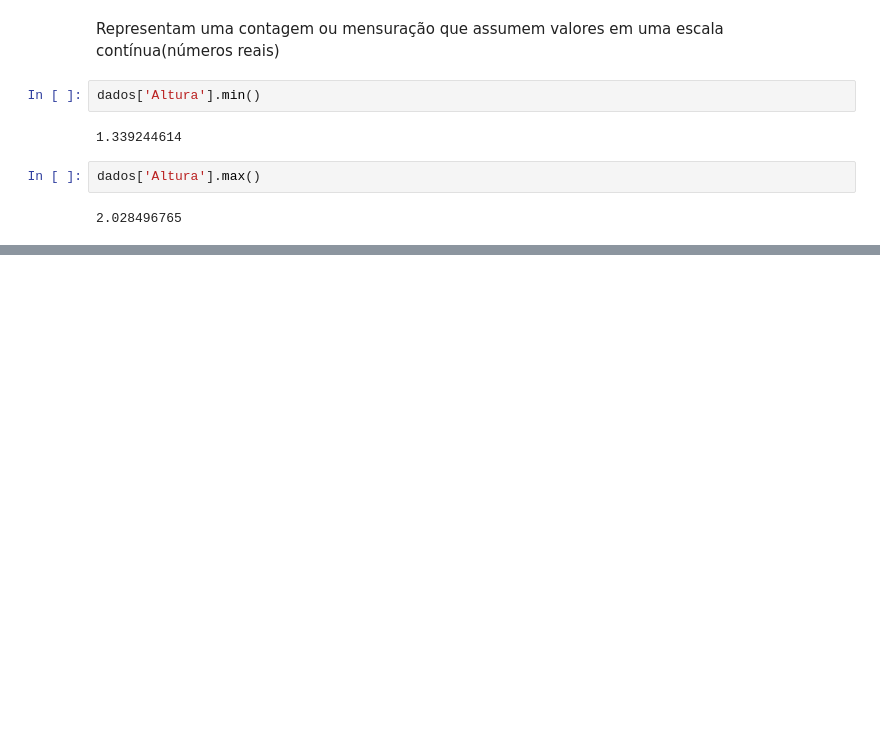
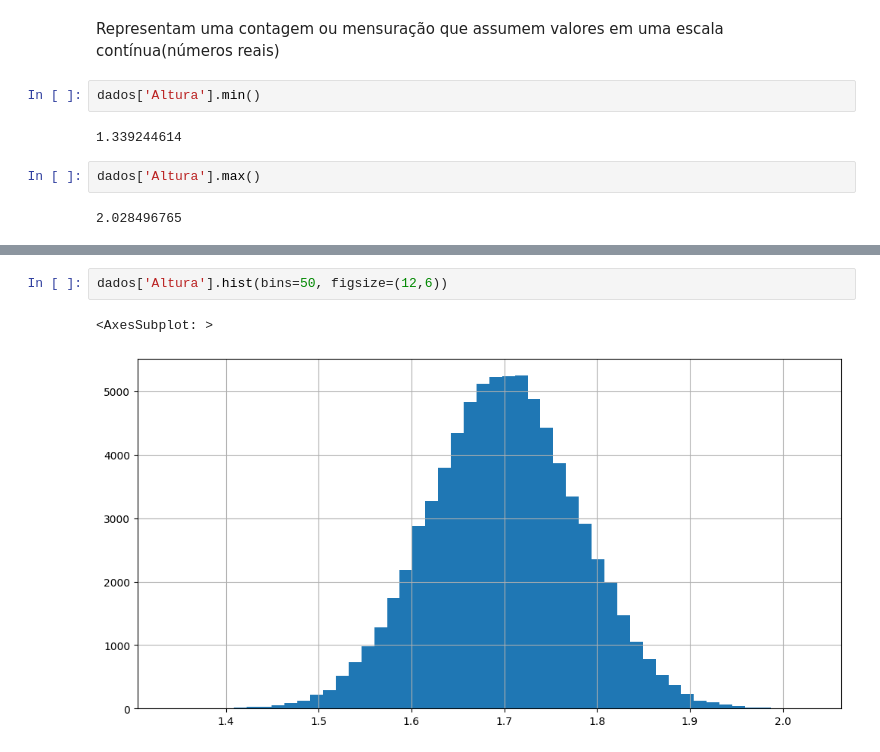
Before and after one commit to Gabriel07201/Alura, a Jupyter notebook: Data Science/Estistica com python_frequencias e medidas/Curso de Estatística/estatistica em python pt1.ipynb, the cells around one changed output, grey strips where cells are left out. Cells and saved outputs as stored; diff of their text form; blank space fills up the shorter version.

```diff
--- a/Data Science/Estistica com python_frequencias e medidas/Curso de Estatística/estatistica em python pt1.ipynb
+++ b/Data Science/Estistica com python_frequencias e medidas/Curso de Estatística/estatistica em python pt1.ipynb
@@ -86,0 +363,5 @@ dados['Altura'].max()
+# %%
+dados['Altura'].hist(bins=50, figsize=(12,6))
+# %% [output]
+<AxesSubplot: >
+[figure, added]
```
Also changed, not shown: parts of 39 cells of this notebook.
